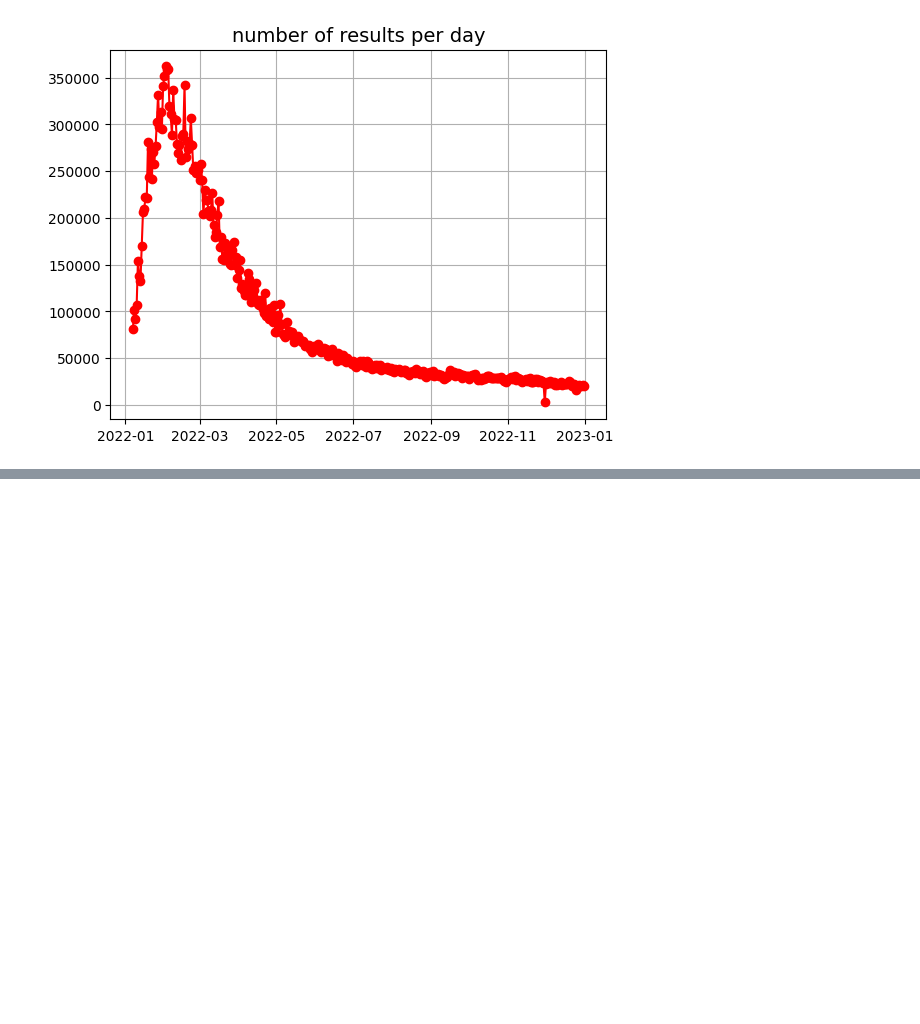
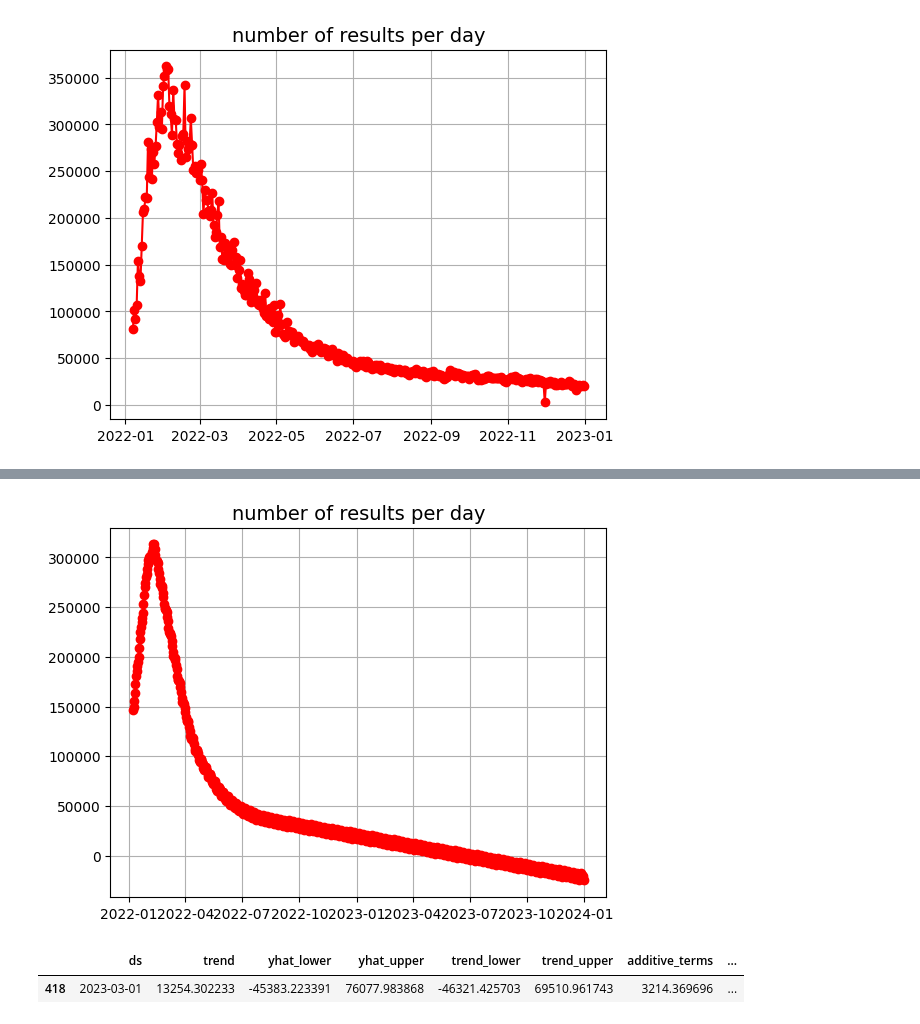
Before and after one commit to carlostbello/COMAP2023, a Jupyter notebook: src/test.ipynb, the cells around one changed output, grey strips where cells are left out. Drawn from its saved outputs; the diff is of its cells as text; code cells hidden in the pictures; blank space fills up the shorter version.

```diff
--- a/src/test.ipynb
+++ b/src/test.ipynb
@@ -66,0 +80,12 @@ plt.show()
+# %%
+from prophet import Prophet
+
+df_numpeople_predict = df[["date", "num_results"]]
+df_numpeople_predict.columns = ['ds', 'y']
+m = Prophet()
+m.fit(df_numpeople_predict)
+
+future = m.make_future_dataframe(periods=365)
+
+forecast = m.predict(future)
+forecast.tail()
@@ -66,0 +101,11 @@ plt.show()
+# %%
+plt.plot(forecast['ds'], forecast['yhat'], color='red', marker='o')
+plt.title('number of results per day', fontsize=14)
+plt.grid(True)
+plt.show()
+
+forecast[forecast.ds == "2023-03-01"]
+# %% [output]
+[figure, added]
+|  | ds | trend | yhat_lower | yhat_upper | trend_lower | trend_upper | additive_terms | ... |
+| 418 | 2023-03-01 | 13254.302233 | -45383.223391 | 76077.983868 | -46321.425703 | 69510.961743 | 3214.369696 | ... |
```
Also changed, not shown: parts of 3 cells of this notebook, 1 other file.
